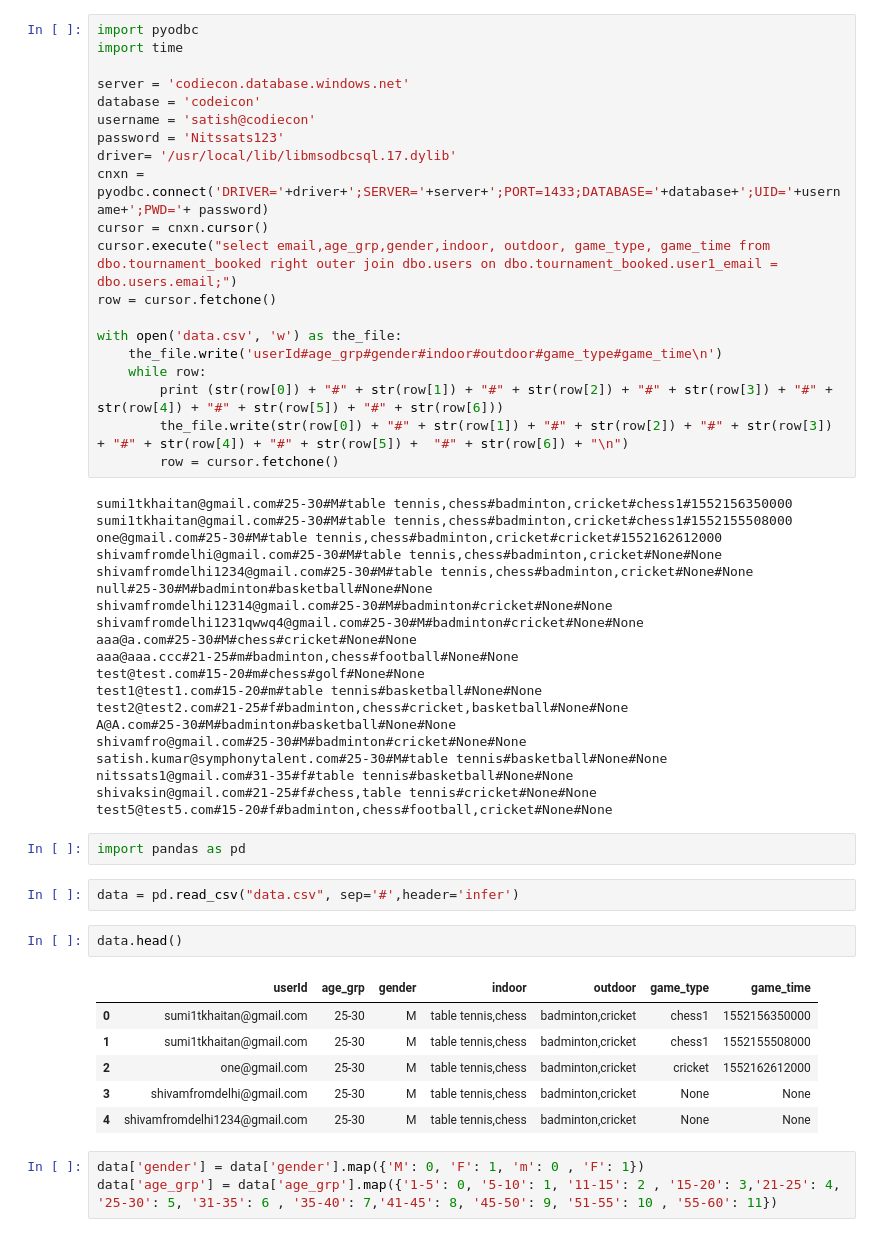
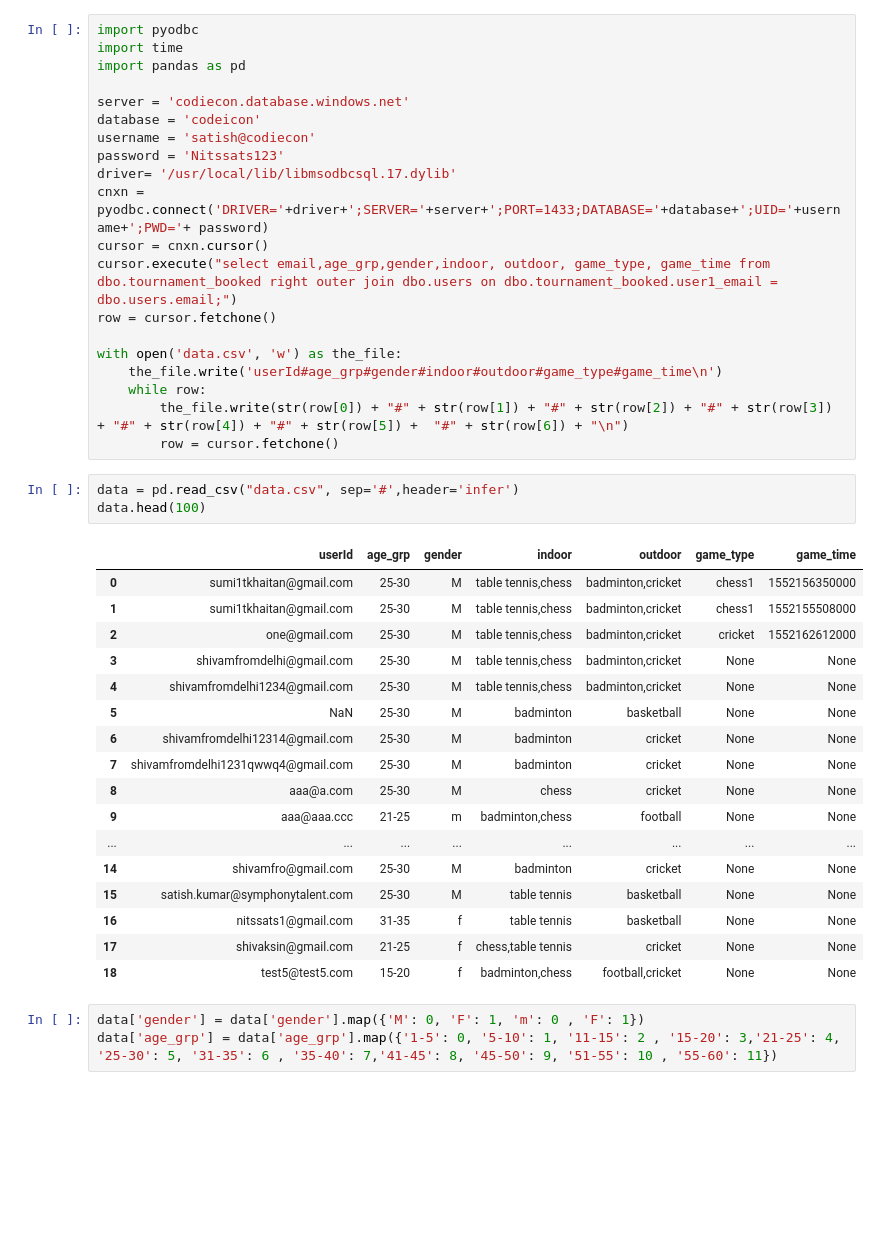
Before and after one commit to smtkhaitan/GameUpBackend, a Jupyter notebook: src/main/resources/GameUp.ipynb, the cells around one changed output. Cells and saved outputs as stored; diff of their text form; blank space fills up the shorter version.

```diff
--- a/src/main/resources/GameUp.ipynb
+++ b/src/main/resources/GameUp.ipynb
@@ -1,6 +1,7 @@
 # %%
 import pyodbc
 import time
+import pandas as pd
 
 server = 'codiecon.database.windows.net'
 database = 'codeicon'
@@ -15,42 +16,29 @@ row = cursor.fetchone()
 with open('data.csv', 'w') as the_file:
     the_file.write('userId#age_grp#gender#indoor#outdoor#game_type#game_time\n')
     while row:
-        print (str(row[0]) + "#" + str(row[1]) + "#" + str(row[2]) + "#" + str(row[3]) + "#" + str(row[4]) + "#" + str(row[5]) + "#" + str(row[6]))
         the_file.write(str(row[0]) + "#" + str(row[1]) + "#" + str(row[2]) + "#" + str(row[3]) + "#" + str(row[4]) + "#" + str(row[5]) +  "#" + str(row[6]) + "\n")
         row = cursor.fetchone()
-# %% [output]
-sumi1tkhaitan@gmail.com#25-30#M#table tennis,chess#badminton,cricket#chess1#1552156350000
-sumi1tkhaitan@gmail.com#25-30#M#table tennis,chess#badminton,cricket#chess1#1552155508000
-one@gmail.com#25-30#M#table tennis,chess#badminton,cricket#cricket#1552162612000
-shivamfromdelhi@gmail.com#25-30#M#table tennis,chess#badminton,cricket#None#None
-shivamfromdelhi1234@gmail.com#25-30#M#table tennis,chess#badminton,cricket#None#None
-null#25-30#M#badminton#basketball#None#None
-shivamfromdelhi12314@gmail.com#25-30#M#badminton#cricket#None#None
-shivamfromdelhi1231qwwq4@gmail.com#25-30#M#badminton#cricket#None#None
-aaa@a.com#25-30#M#chess#cricket#None#None
-aaa@aaa.ccc#21-25#m#badminton,chess#football#None#None
-test@test.com#15-20#m#chess#golf#None#None
-test1@test1.com#15-20#m#table tennis#basketball#None#None
-test2@test2.com#21-25#f#badminton,chess#cricket,basketball#None#None
-A@A.com#25-30#M#badminton#basketball#None#None
-shivamfro@gmail.com#25-30#M#badminton#cricket#None#None
-satish.kumar@symphonytalent.com#25-30#M#table tennis#basketball#None#None
-nitssats1@gmail.com#31-35#f#table tennis#basketball#None#None
-shivaksin@gmail.com#21-25#f#chess,table tennis#cricket#None#None
-test5@test5.com#15-20#f#badminton,chess#football,cricket#None#None
-# %%
-import pandas as pd
 # %%
 data = pd.read_csv("data.csv", sep='#',header='infer')
+data.head(100)
+# %% [output]
+|  | userId | age_grp | gender | indoor | outdoor | game_type | game_time |
+| 0 | sumi1tkhaitan@gmail.com | 25-30 | M | table tennis,chess | badminton,cricket | chess1 | 1552156350000 |
+| 1 | sumi1tkhaitan@gmail.com | 25-30 | M | table tennis,chess | badminton,cricket | chess1 | 1552155508000 |
+| 2 | one@gmail.com | 25-30 | M | table tennis,chess | badminton,cricket | cricket | 1552162612000 |
+| 3 | shivamfromdelhi@gmail.com | 25-30 | M | table tennis,chess | badminton,cricket | None | None |
+| 4 | shivamfromdelhi1234@gmail.com | 25-30 | M | table tennis,chess | badminton,cricket | None | None |
+| 5 | NaN | 25-30 | M | badminton | basketball | None | None |
+| 6 | shivamfromdelhi12314@gmail.com | 25-30 | M | badminton | cricket | None | None |
+| 7 | shivamfromdelhi1231qwwq4@gmail.com | 25-30 | M | badminton | cricket | None | None |
+| 8 | aaa@a.com | 25-30 | M | chess | cricket | None | None |
+| 9 | aaa@aaa.ccc | 21-25 | m | badminton,chess | football | None | None |
+| ... | ... | ... | ... | ... | ... | ... | ... |
+| 14 | shivamfro@gmail.com | 25-30 | M | badminton | cricket | None | None |
+| 15 | satish.kumar@symphonytalent.com | 25-30 | M | table tennis | basketball | None | None |
+| 16 | nitssats1@gmail.com | 31-35 | f | table tennis | basketball | None | None |
+| 17 | shivaksin@gmail.com | 21-25 | f | chess,table tennis | cricket | None | None |
+| 18 | test5@test5.com | 15-20 | f | badminton,chess | football,cricket | None | None |
-# %%
-data.head()
-# %% [output]
-|  | userId | age_grp | gender | indoor | outdoor | game_type | game_time |
-| 0 | sumi1tkhaitan@gmail.com | 25-30 | M | table tennis,chess | badminton,cricket | chess1 | 1552156350000 |
-| 1 | sumi1tkhaitan@gmail.com | 25-30 | M | table tennis,chess | badminton,cricket | chess1 | 1552155508000 |
-| 2 | one@gmail.com | 25-30 | M | table tennis,chess | badminton,cricket | cricket | 1552162612000 |
-| 3 | shivamfromdelhi@gmail.com | 25-30 | M | table tennis,chess | badminton,cricket | None | None |
-| 4 | shivamfromdelhi1234@gmail.com | 25-30 | M | table tennis,chess | badminton,cricket | None | None |
 # %%
 data['gender'] = data['gender'].map({'M': 0, 'F': 1, 'm': 0 , 'F': 1})
 data['age_grp'] = data['age_grp'].map({'1-5': 0, '5-10': 1, '11-15': 2 , '15-20': 3,'21-25': 4, '25-30': 5, '31-35': 6 , '35-40': 7,'41-45': 8, '45-50': 9, '51-55': 10 , '55-60': 11})
```
Also changed, not shown: parts of 1 cell of this notebook.
